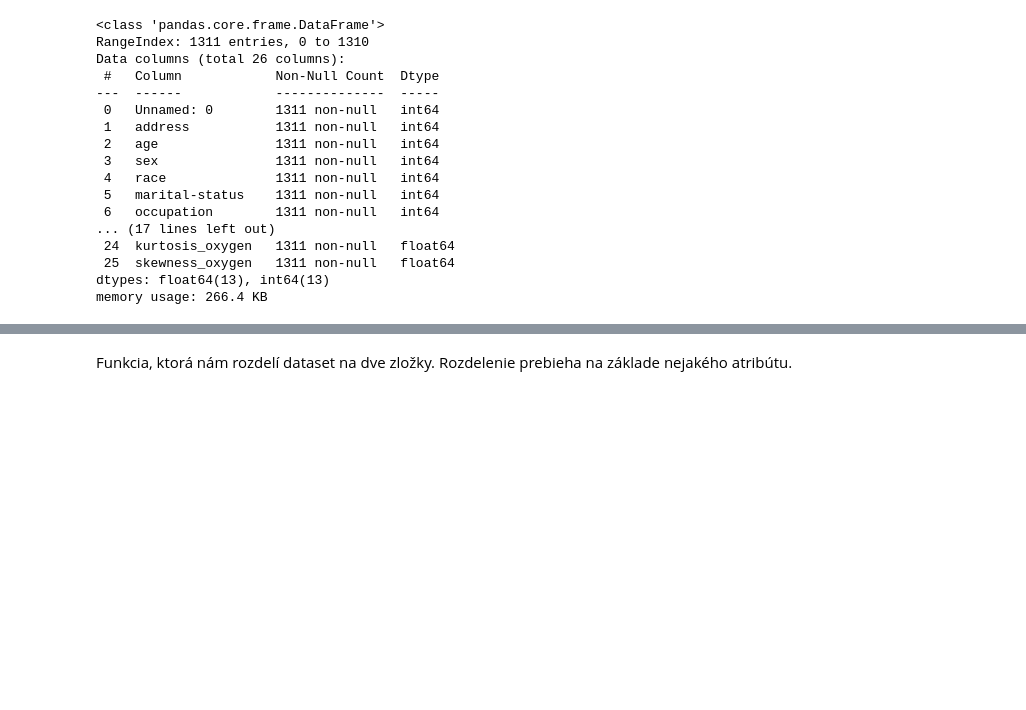
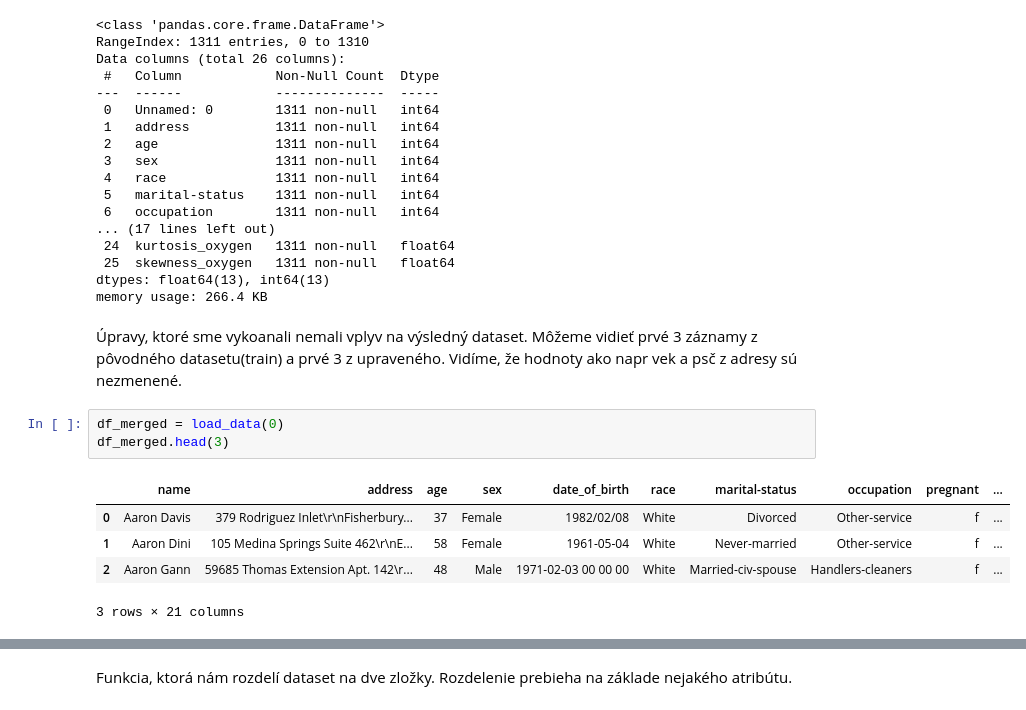
Before and after one commit to martinkukucka/IAU_Projekt, a Jupyter notebook: Projekt/projekt3.ipynb, the cells around one changed output, grey strips where cells are left out. Saved outputs shown, nothing was run; the diff lists cells and outputs as text; blank space fills up the shorter version.

```diff
--- a/Projekt/projekt3.ipynb
+++ b/Projekt/projekt3.ipynb
@@ -654,3 +597,14 @@ Data columns (total 26 columns):
  25  skewness_oxygen   1311 non-null   float64
 dtypes: float64(13), int64(13)
 memory usage: 266.4 KB
+# %% [markdown]
+Úpravy, ktoré sme vykoanali nemali vplyv na výsledný dataset. Môžeme vidieť prvé 3 záznamy z pôvodného datasetu(train) a prvé 3 z upraveného. Vidíme, že hodnoty ako napr vek a psč z adresy sú nezmenené.
+# %%
+df_merged = load_data(0)
+df_merged.head(3)
+# %% [output]
+|  | name | address | age | sex | date_of_birth | race | marital-status | occupation | pregnant | ... |
+| 0 | Aaron Davis | 379 Rodriguez Inlet\r\nFisherbury... | 37 | Female | 1982/02/08 | White | Divorced | Other-service | f | ... |
+| 1 | Aaron Dini | 105 Medina Springs Suite 462\r\nE... | 58 | Female | 1961-05-04 | White | Never-married | Other-service | f | ... |
+| 2 | Aaron Gann | 59685 Thomas Extension Apt. 142\r... | 48 | Male | 1971-02-03 00 00 00 | White | Married-civ-spouse | Handlers-cleaners | f | ... |
+3 rows × 21 columns
```
Also changed, not shown: parts of 9 cells of this notebook.
